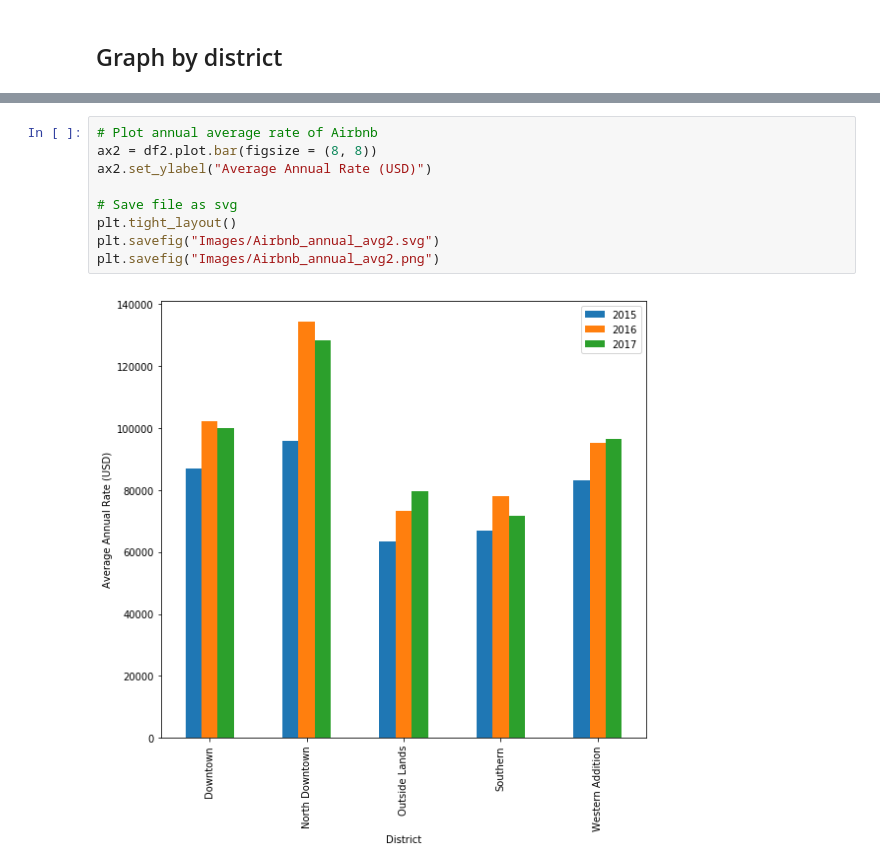
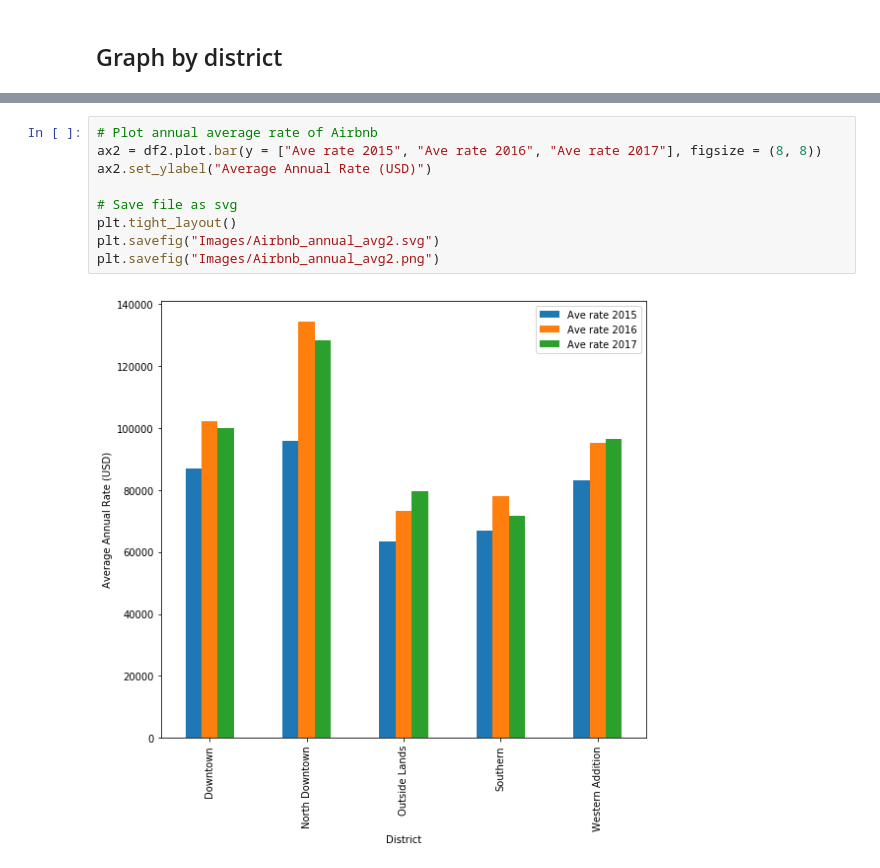
Before and after one commit to rochiecuevas/shared_accommodations, a Jupyter notebook: AirbnbRateVisualisation.ipynb, the cells around one changed output, grey strips where cells are left out. Cells and saved outputs as stored; diff of their text form.

```diff
--- a/AirbnbRateVisualisation.ipynb
+++ b/AirbnbRateVisualisation.ipynb
@@ -65,11 +82,11 @@ df2.reset_index()
 # %%
 # Plot annual average rate of Airbnb
-ax2 = df2.plot.bar(figsize = (8, 8))
+ax2 = df2.plot.bar(y = ["Ave rate 2015", "Ave rate 2016", "Ave rate 2017"], figsize = (8, 8))
 ax2.set_ylabel("Average Annual Rate (USD)")
 
 # Save file as svg
 plt.tight_layout()
 plt.savefig("Images/Airbnb_annual_avg2.svg")
 plt.savefig("Images/Airbnb_annual_avg2.png")
 # %% [output]
-[figure, old version]
+[figure, new version]
```
Also changed, not shown: parts of 16 cells of this notebook.
